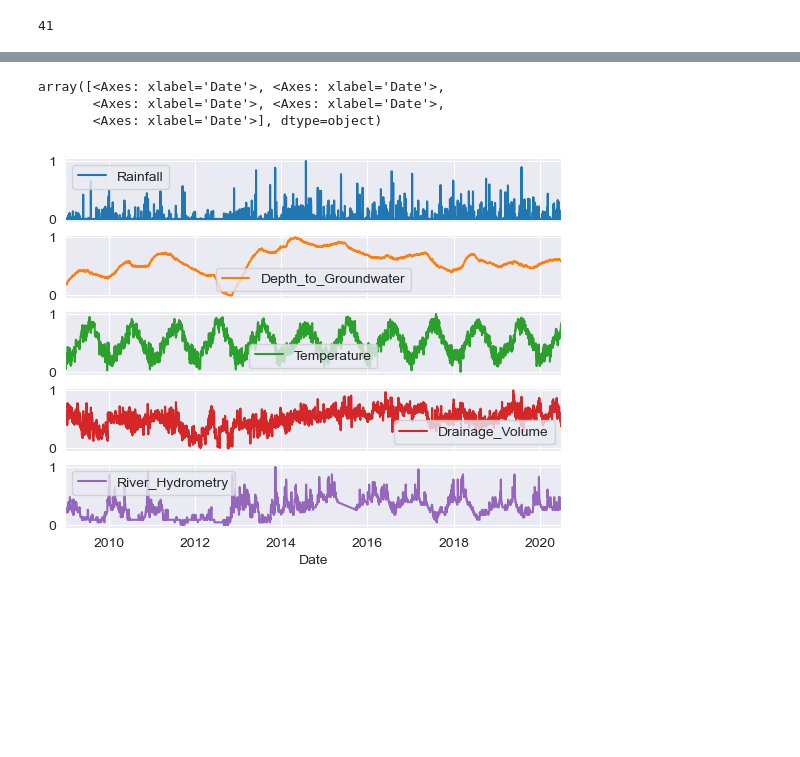
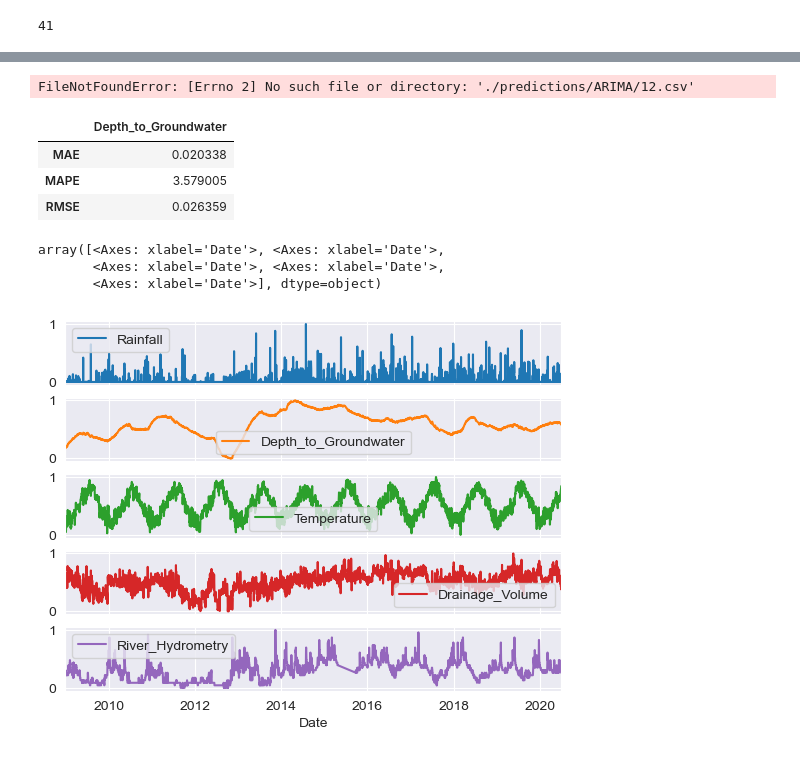
Before and after one commit to KatrinPoepp/bachelor, a Jupyter notebook: ARIMAX.ipynb, the cells around one changed output, grey strips where cells are left out. Drawn from its saved outputs; the diff is of its cells as text; code cells hidden in the pictures; blank space fills up the shorter version.

```diff
--- a/ARIMAX.ipynb
+++ b/ARIMAX.ipynb
@@ -149,6 +175,8 @@ predictions.to_csv('predictions/ARIMAX/3.csv')
 # %%
-saved_sr = pd.read_csv('./predictions/ARIMA/7.csv', index_col=0)
+saved_sr = pd.read_csv('./predictions/ARIMA/'+str(num)+'.csv', index_col=0)
 saved_sr.index = pd.to_datetime(saved_sr.index, format = '%Y-%m-%d')
+# %% [output]
+FileNotFoundError: [Errno 2] No such file or directory: './predictions/ARIMA/12.csv'
 # %%
 saved_sr = predictions
 # %%
@@ -183,0 +211,7 @@ metrics_df.to_csv('metrics/ARIMAX/3.csv')
+# %%
+metrics_df
+# %% [output]
+|  | Depth_to_Groundwater |
+| MAE | 0.020338 |
+| MAPE | 3.579005 |
+| RMSE | 0.026359 |
```
Also changed, not shown: parts of 13 cells of this notebook, 21 other files.
